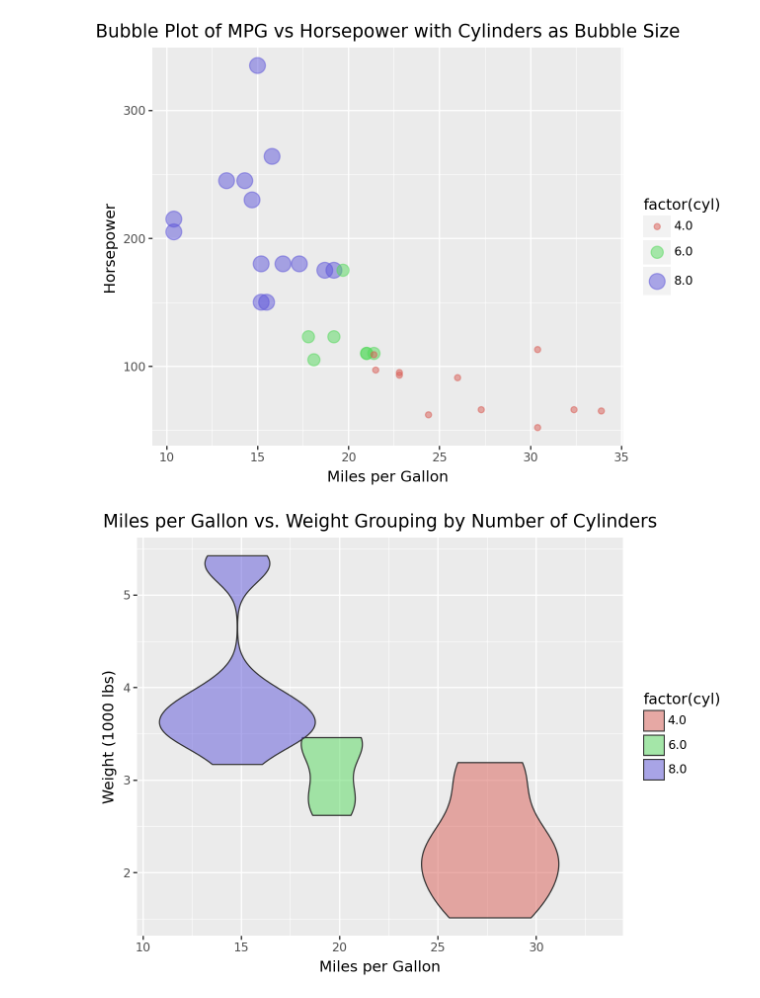
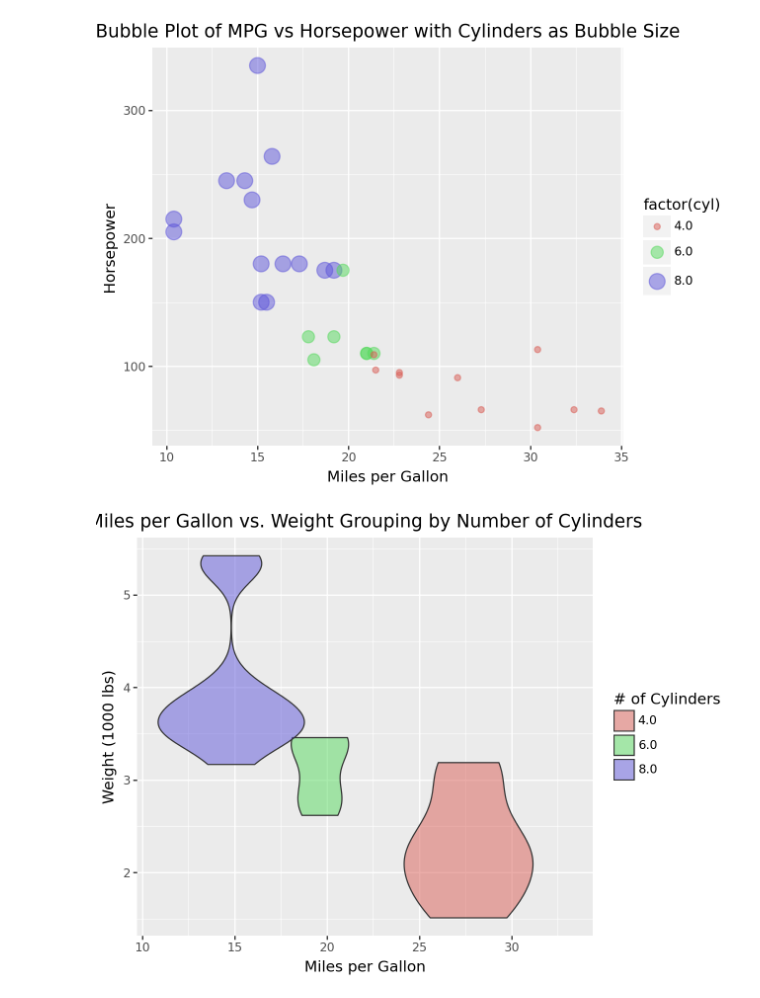
Before and after one commit to rtneely/GSB-544, a Jupyter notebook: Copy_of_Introduction_to_Data_Viz_Using_mtcars_Dataset.ipynb, the cells around one changed output. Cells and saved outputs as stored; diff of their text form; code cells hidden in the pictures.

```diff
--- a/Copy_of_Introduction_to_Data_Viz_Using_mtcars_Dataset.ipynb
+++ b/Copy_of_Introduction_to_Data_Viz_Using_mtcars_Dataset.ipynb
@@ -84,6 +86,11 @@ ggplot(df, aes(x='mpg', y='hp', size = 'factor(cyl)', color = 'factor(cyl)')) +
 [figure]
 # %%
 # Create plot with second new geometry here
-ggplot(df, aes(x='mpg', y='wt', fill = 'factor(cyl)')) + geom_violin(alpha=0.5)+ labs(x= "Miles per Gallon", y= "Weight (1000 lbs)", title="Miles per Gallon vs. Weight Grouping by Number of Cylinders")
+(ggplot(df, aes(x='mpg', y='wt', fill = 'factor(cyl)')) +
+geom_violin(alpha=0.5)+
+labs(x= "Miles per Gallon",
+y= "Weight (1000 lbs)",
+title="Miles per Gallon vs. Weight Grouping by Number of Cylinders",
+fill = '# of Cylinders'))
 # %% [output]
-[figure, old version]
+[figure, new version]
```
Also changed, not shown: parts of 3 cells of this notebook, 20 other files.
